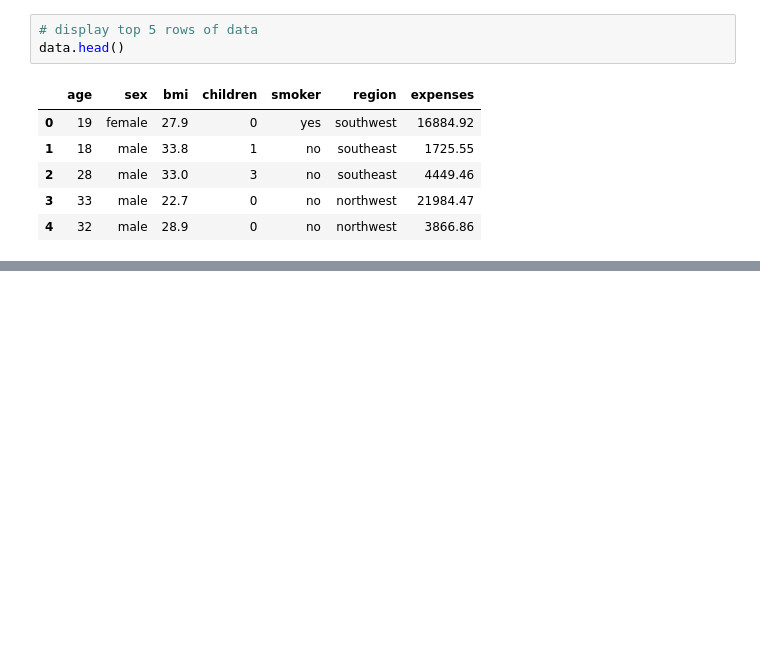
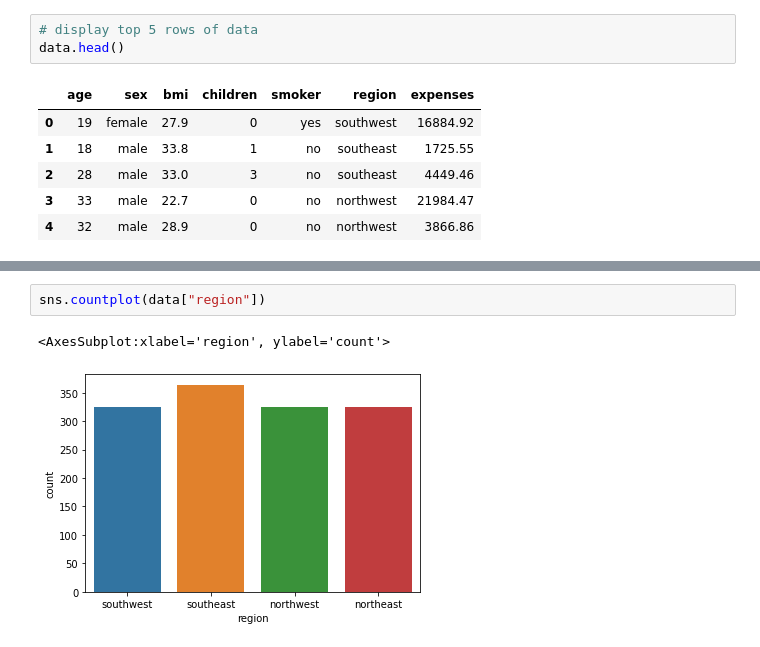
Before and after one commit to TaifQureshi/Insurance-Premium, a Jupyter notebook: notebook/data_processing.ipynb, the cells around one changed output, grey strips where cells are left out. Saved outputs shown, nothing was run; the diff lists cells and outputs as text; blank space fills up the shorter version.

```diff
--- a/notebook/data_processing.ipynb
+++ b/notebook/data_processing.ipynb
@@ -60,0 +79,5 @@ dtype: int64
+# %%
+sns.countplot(data["region"])
+# %% [output]
+<AxesSubplot:xlabel='region', ylabel='count'>
+[figure, added]
```
Also changed, not shown: parts of 21 cells of this notebook, 5 other files.
